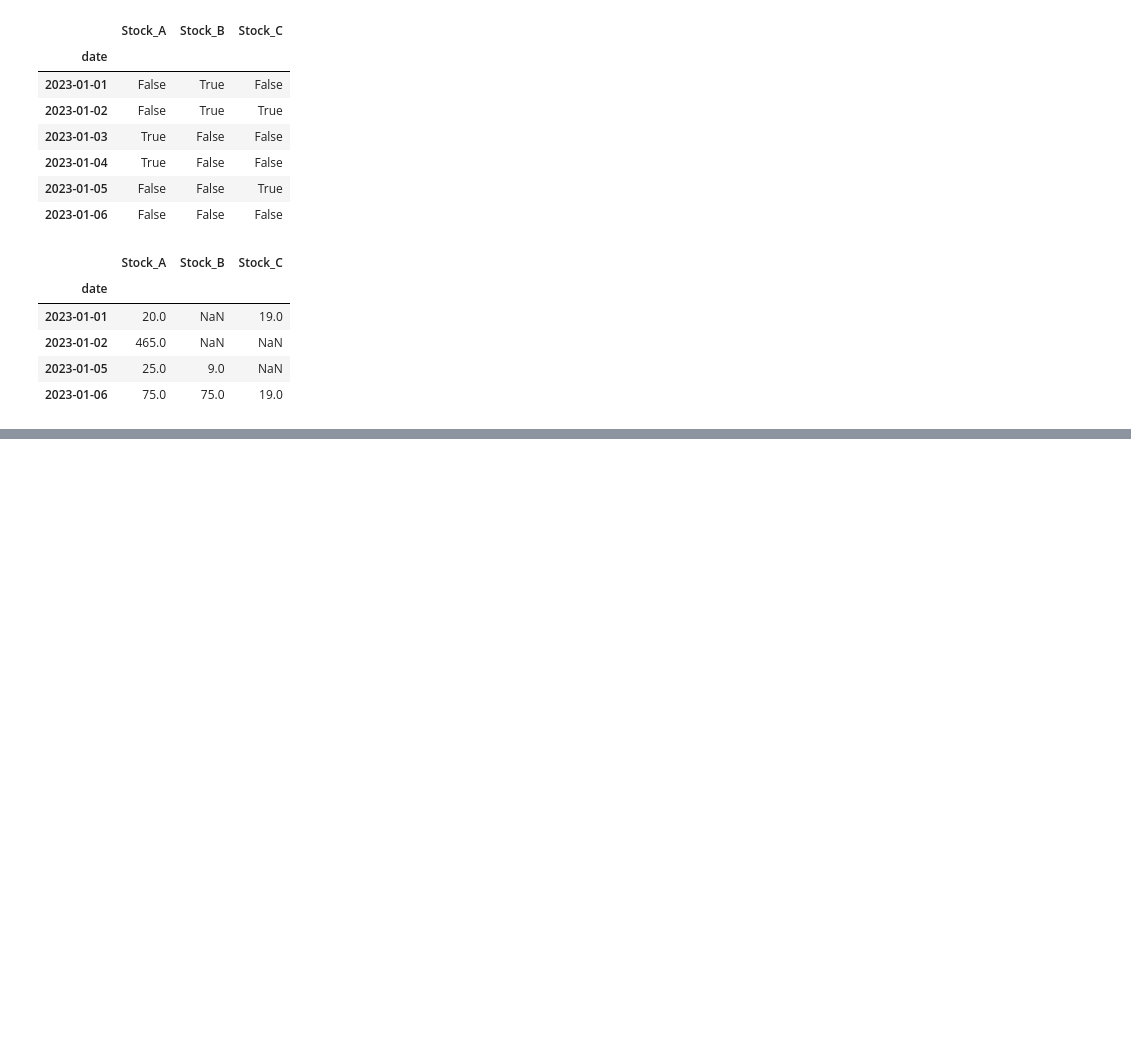
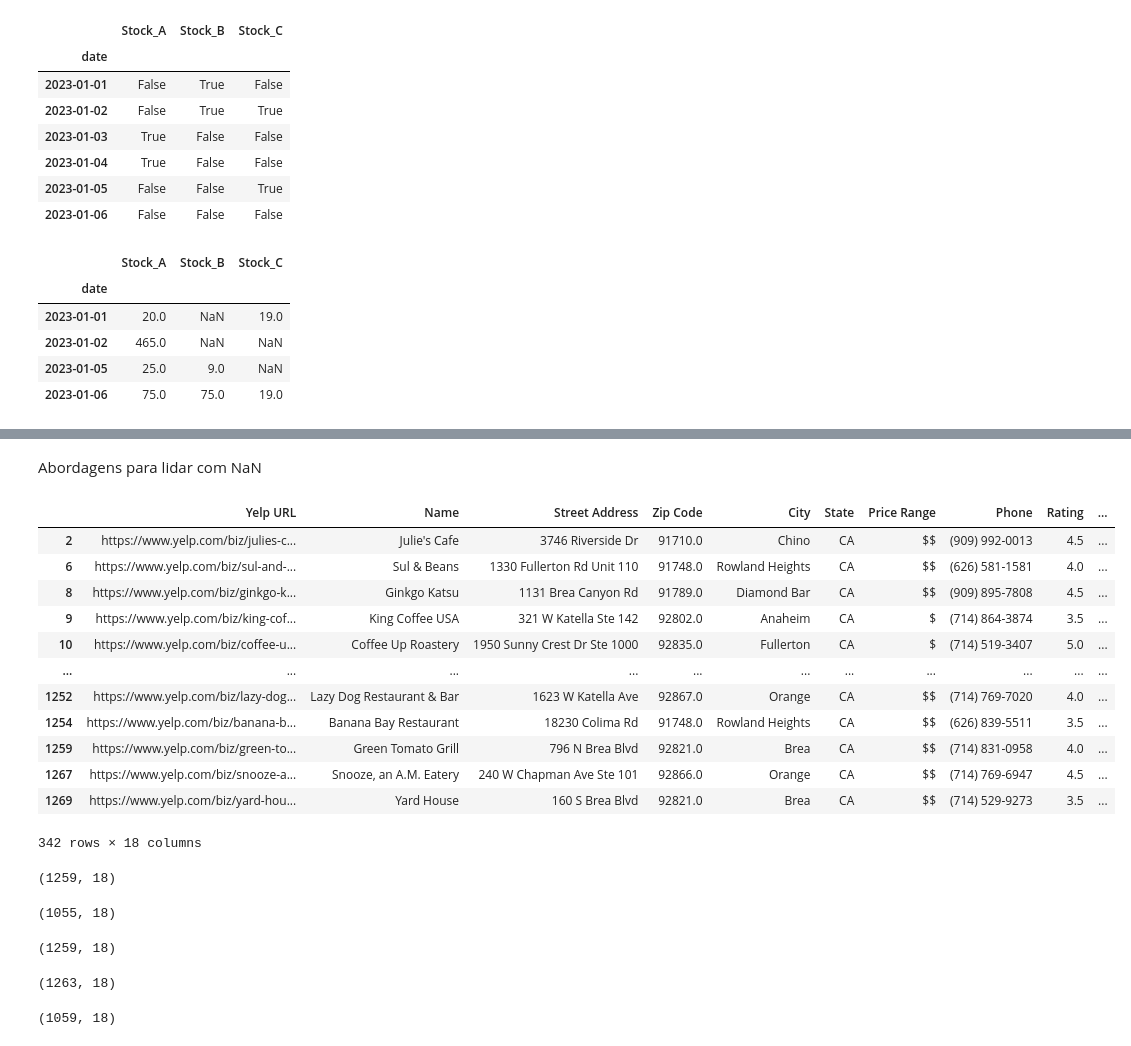
Before and after one commit to Faliell/Pandas_Classes, a Jupyter notebook: aula09-missingValue.ipynb, the cells around one changed output, grey strips where cells are left out. Drawn from its saved outputs; the diff is of its cells as text; code cells hidden in the pictures; blank space fills up the shorter version.

```diff
--- a/aula09-missingValue.ipynb
+++ b/aula09-missingValue.ipynb
@@ -58,0 +112,41 @@ df[df.Stock_A.notna()]
+# %% [markdown]
+Abordagens para lidar com NaN
+# %%
+data.dropna() # apagar todos registos com NaN
+# %% [output]
+|  | Yelp URL | Name | Street Address | Zip Code | City | State | Price Range | Phone | Rating | ... |
+| 2 | https://www.yelp.com/biz/julies-c... | Julie's Cafe | 3746 Riverside Dr | 91710.0 | Chino | CA | $$ | (909) 992-0013 | 4.5 | ... |
+| 6 | https://www.yelp.com/biz/sul-and-... | Sul & Beans | 1330 Fullerton Rd Unit 110 | 91748.0 | Rowland Heights | CA | $$ | (626) 581-1581 | 4.0 | ... |
+| 8 | https://www.yelp.com/biz/ginkgo-k... | Ginkgo Katsu | 1131 Brea Canyon Rd | 91789.0 | Diamond Bar | CA | $$ | (909) 895-7808 | 4.5 | ... |
+| 9 | https://www.yelp.com/biz/king-cof... | King Coffee USA | 321 W Katella Ste 142 | 92802.0 | Anaheim | CA | $ | (714) 864-3874 | 3.5 | ... |
+| 10 | https://www.yelp.com/biz/coffee-u... | Coffee Up Roastery | 1950 Sunny Crest Dr Ste 1000 | 92835.0 | Fullerton | CA | $ | (714) 519-3407 | 5.0 | ... |
+| ... | ... | ... | ... | ... | ... | ... | ... | ... | ... | ... |
+| 1252 | https://www.yelp.com/biz/lazy-dog... | Lazy Dog Restaurant & Bar | 1623 W Katella Ave | 92867.0 | Orange | CA | $$ | (714) 769-7020 | 4.0 | ... |
+| 1254 | https://www.yelp.com/biz/banana-b... | Banana Bay Restaurant | 18230 Colima Rd | 91748.0 | Rowland Heights | CA | $$ | (626) 839-5511 | 3.5 | ... |
+| 1259 | https://www.yelp.com/biz/green-to... | Green Tomato Grill | 796 N Brea Blvd | 92821.0 | Brea | CA | $$ | (714) 831-0958 | 4.0 | ... |
+| 1267 | https://www.yelp.com/biz/snooze-a... | Snooze, an A.M. Eatery | 240 W Chapman Ave Ste 101 | 92866.0 | Orange | CA | $$ | (714) 769-6947 | 4.5 | ... |
+| 1269 | https://www.yelp.com/biz/yard-hou... | Yard House | 160 S Brea Blvd | 92821.0 | Brea | CA | $$ | (714) 529-9273 | 3.5 | ... |
+342 rows × 18 columns
+# %%
+data.dropna(subset="Zip Code").shape # somente se houver NaN em Zio Code
+# %% [output]
+(1259, 18)
+# %%
+data.dropna(subset=["Zip Code", "Name", "Price Range", "Rating"]).shape
+# %% [output]
+(1055, 18)
+# %%
+data.dropna(subset=["Zip Code", "City"]).shape
+# %% [output]
+(1259, 18)
+# %%
+data.dropna(subset=["Zip Code", "City"], how = "all").shape #how = "any" padrao
+# somente apaga se as duas tiverem NaN
+# %% [output]
+(1263, 18)
+# %%
+data.dropna(subset=["Zip Code", "City"], how = "all").dropna(
+    subset=["Name", "Price Range", "Rating"]).shape
+# Se as duas tiverem NaN e qualquer outra tiver NaN
+# %% [output]
+(1059, 18)
```
Also changed, not shown: parts of 16 cells of this notebook, 1 other file.
